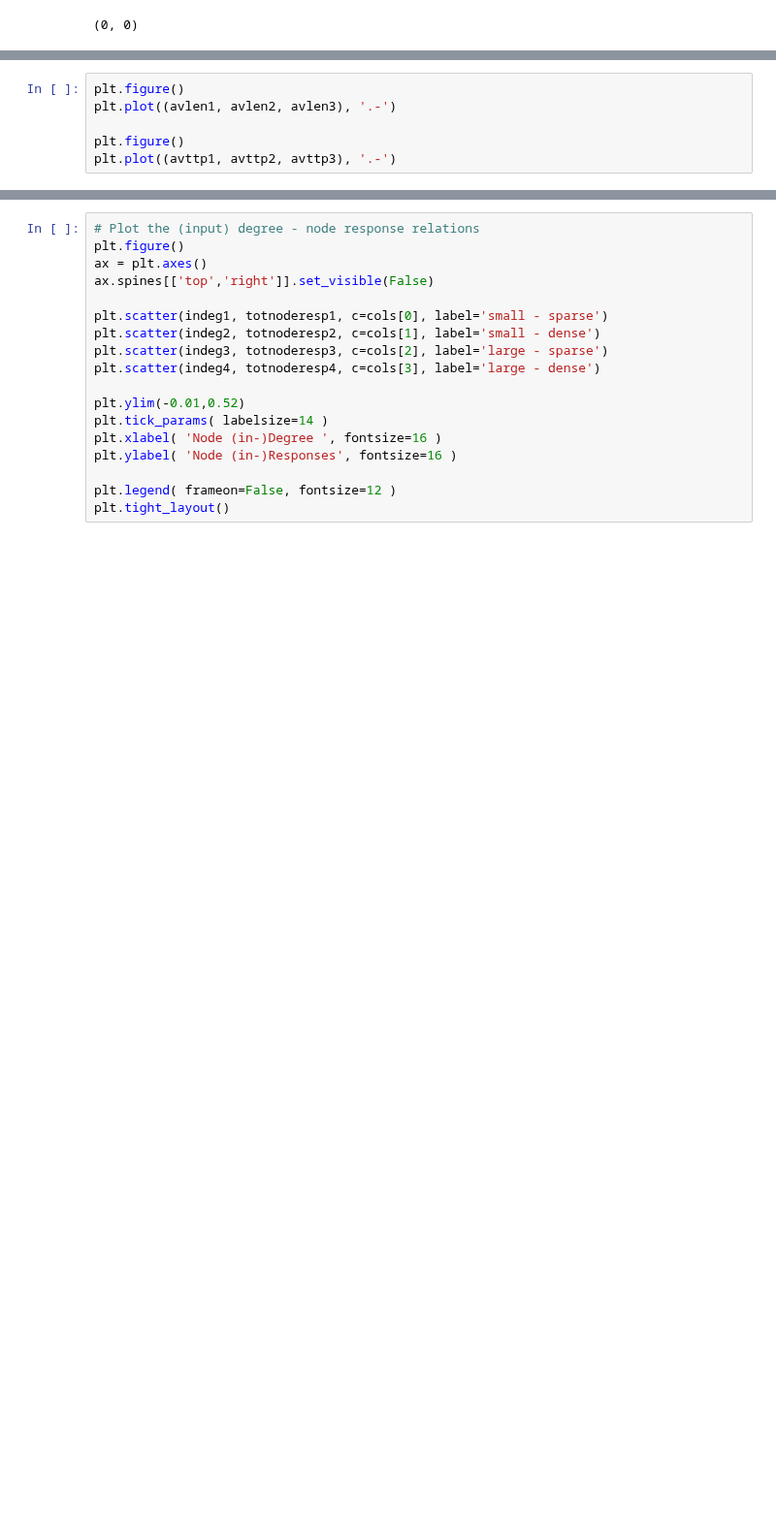
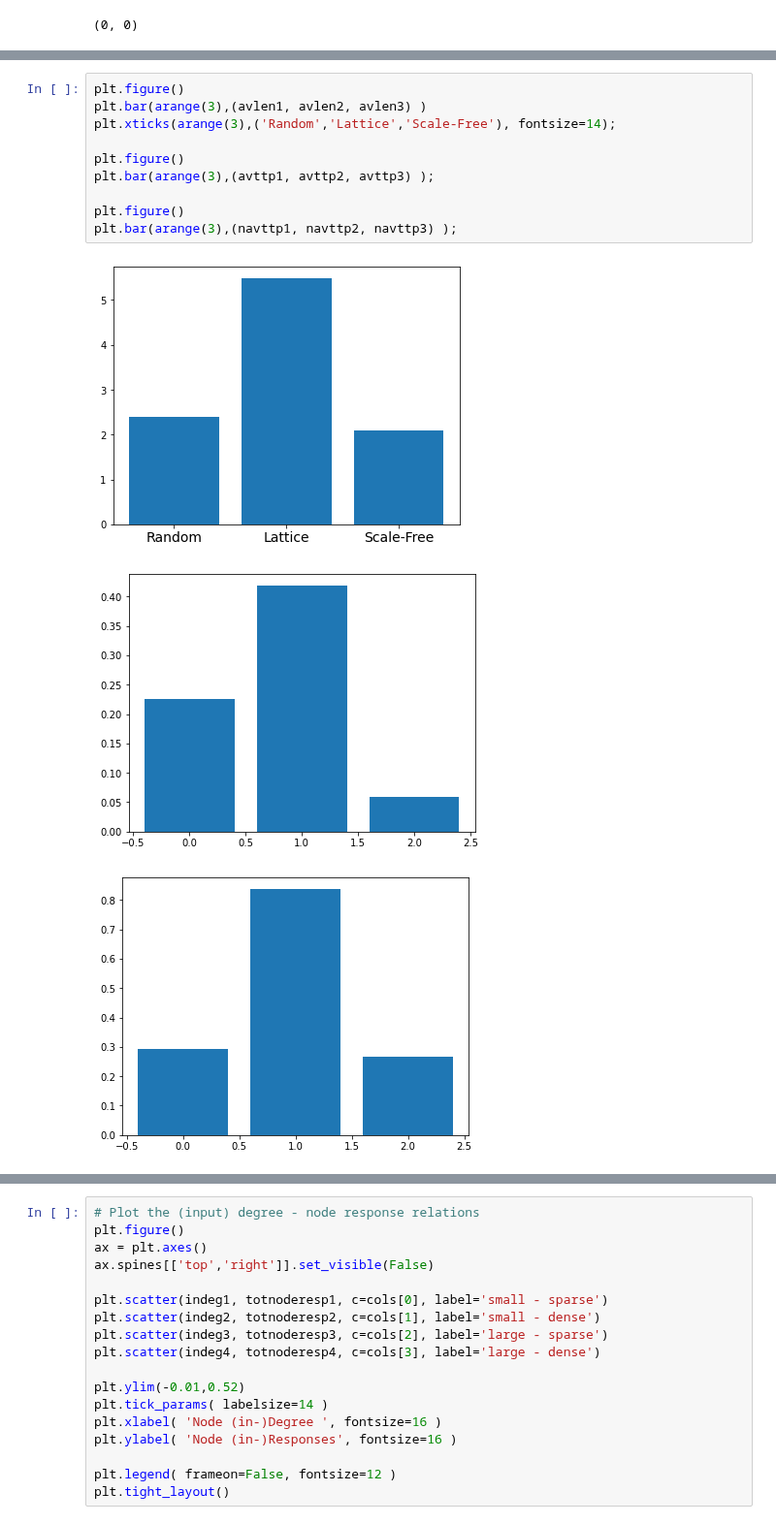
Before and after one commit to mb-BCA/SiReNetA_Tutorials, a Jupyter notebook: Notebooks_Tutorials/4.2_UseCase_CompareNets_Part2.ipynb, the cells around one changed output, grey strips where cells are left out. Shown at 97% size. Drawn from its saved outputs; the diff is of its cells as text; blank space fills up the shorter version.

```diff
--- a/Notebooks_Tutorials/4.2_UseCase_CompareNets_Part2.ipynb
+++ b/Notebooks_Tutorials/4.2_UseCase_CompareNets_Part2.ipynb
@@ -404,6 +418,14 @@ print( navttp1, navttp2, navttp3 )
 # %%
 plt.figure()
-plt.plot((avlen1, avlen2, avlen3), '.-')
+plt.bar(arange(3),(avlen1, avlen2, avlen3) )
+plt.xticks(arange(3),('Random','Lattice','Scale-Free'), fontsize=14);
 
 plt.figure()
-plt.plot((avttp1, avttp2, avttp3), '.-')
+plt.bar(arange(3),(avttp1, avttp2, avttp3) );
+
+plt.figure()
+plt.bar(arange(3),(navttp1, navttp2, navttp3) );
+# %% [output]
+[figure, added]
+[figure, added]
+[figure, added]
```
Also changed, not shown: parts of 5 cells of this notebook.
